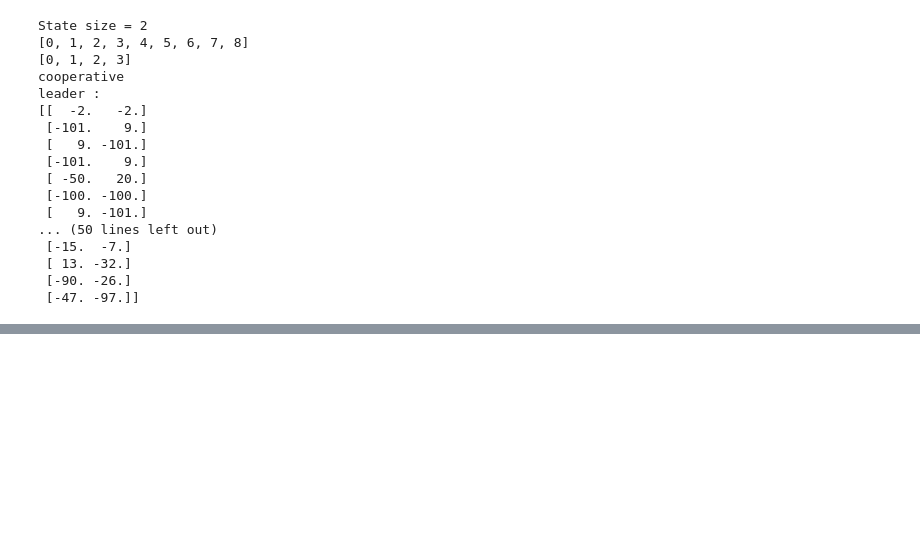
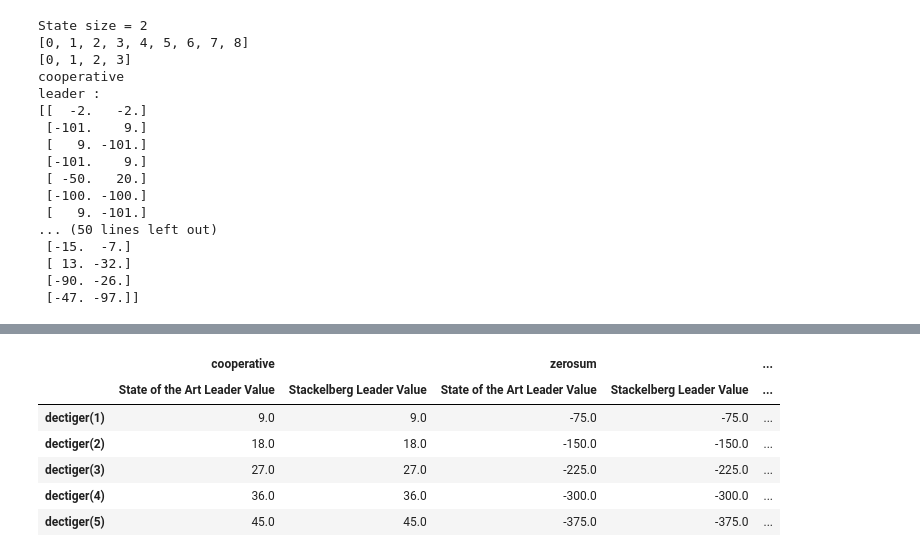
Before and after one commit to izzikampono/Thesis-New, a Jupyter notebook: test.ipynb, the cells around one changed output, grey strips where cells are left out. Saved outputs shown, nothing was run; the diff lists cells and outputs as text; code cells hidden in the pictures; blank space fills up the shorter version.

```diff
--- a/test.ipynb
+++ b/test.ipynb
@@ -136,3 +145,13 @@ tables["zerosum"]
+# %%
+experiment.generate_comparison_tables()
+# %% [output]
+|  | cooperative |  | zerosum |  | ... |
+|  | State of the Art Leader Value | Stackelberg Leader Value | State of the Art Leader Value | Stackelberg Leader Value | ... |
+| dectiger(1) | 9.0 | 9.0 | -75.0 | -75.0 | ... |
+| dectiger(2) | 18.0 | 18.0 | -150.0 | -150.0 | ... |
+| dectiger(3) | 27.0 | 27.0 | -225.0 | -225.0 | ... |
+| dectiger(4) | 36.0 | 36.0 | -300.0 | -300.0 | ... |
+| dectiger(5) | 45.0 | 45.0 | -375.0 | -375.0 | ... |
 # %%
 experiment.plots()
 # %% [output]
```
Also changed, not shown: parts of 8 cells of this notebook, 47 other files.
